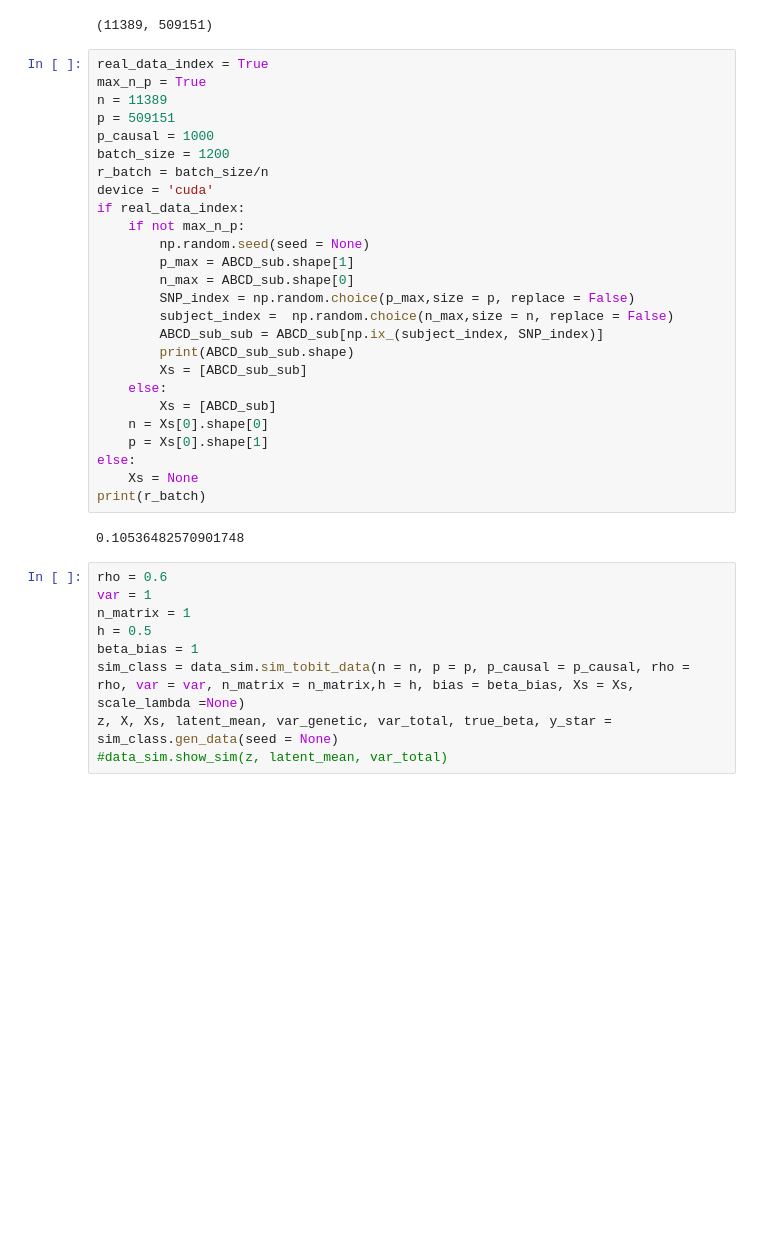
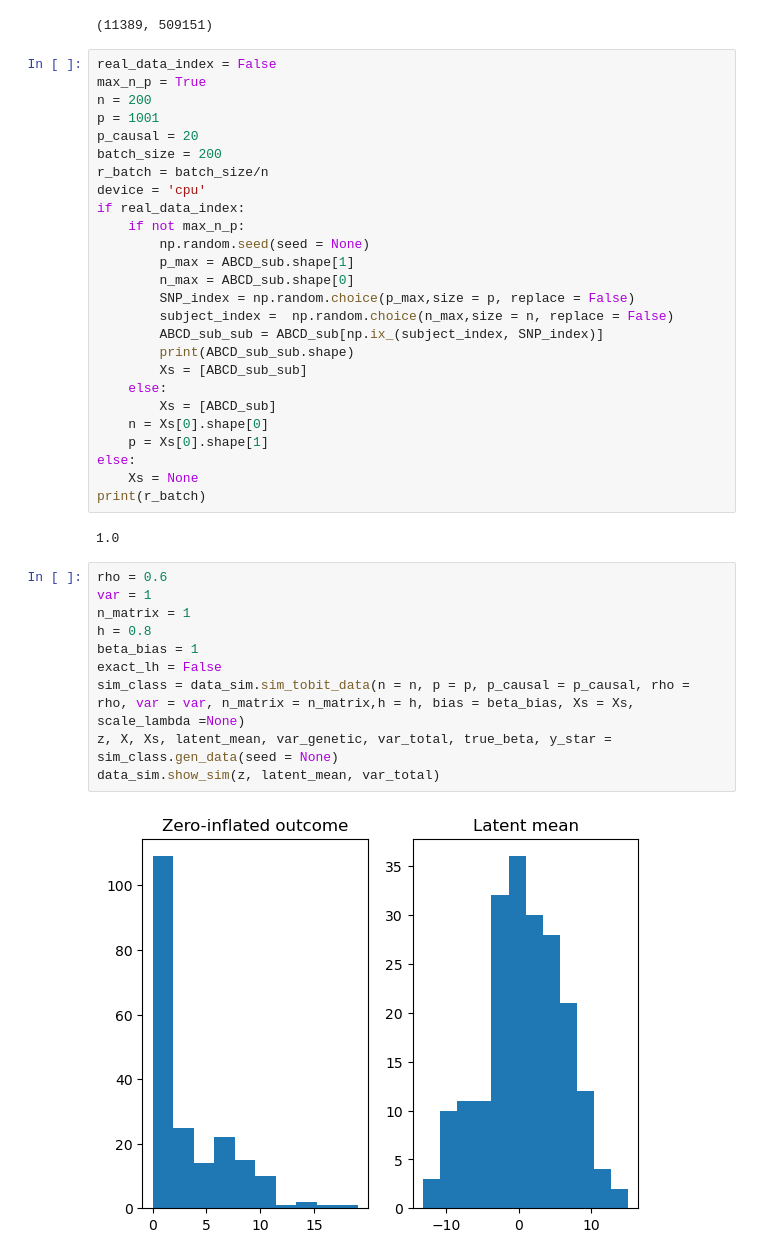
Before and after one commit to junting-ren/ZIV, a Jupyter notebook: notebooks/pytorch_fast_slab_spike.ipynb, the cells around one changed output. Cells and saved outputs as stored; diff of their text form; blank space fills up the shorter version.

```diff
--- a/notebooks/pytorch_fast_slab_spike.ipynb
+++ b/notebooks/pytorch_fast_slab_spike.ipynb
@@ -66,14 +68,14 @@ ABCD_sub.shape
 # %% [output]
 (11389, 509151)
 # %%
-real_data_index = True
+real_data_index = False
 max_n_p = True
-n = 11389
-p = 509151
-p_causal = 1000
-batch_size = 1200
+n = 200
+p = 1001
+p_causal = 20
+batch_size = 200
 r_batch = batch_size/n
-device = 'cuda'
+device = 'cpu'
 if real_data_index:
     if not max_n_p:
         np.random.seed(seed = None)
@@ -92,13 +94,16 @@ else:
     Xs = None
 print(r_batch)
 # %% [output]
-0.10536482570901748
+1.0
 # %%
 rho = 0.6
 var = 1
 n_matrix = 1
-h = 0.5
+h = 0.8
 beta_bias = 1
+exact_lh = False
 sim_class = data_sim.sim_tobit_data(n = n, p = p, p_causal = p_causal, rho = rho, var = var, n_matrix = n_matrix,h = h, bias = beta_bias, Xs = Xs, scale_lambda =None)
 z, X, Xs, latent_mean, var_genetic, var_total, true_beta, y_star = sim_class.gen_data(seed = None)
-#data_sim.show_sim(z, latent_mean, var_total)
+data_sim.show_sim(z, latent_mean, var_total)
+# %% [output]
+[figure, added]
```
Also changed, not shown: parts of 24 cells of this notebook.
